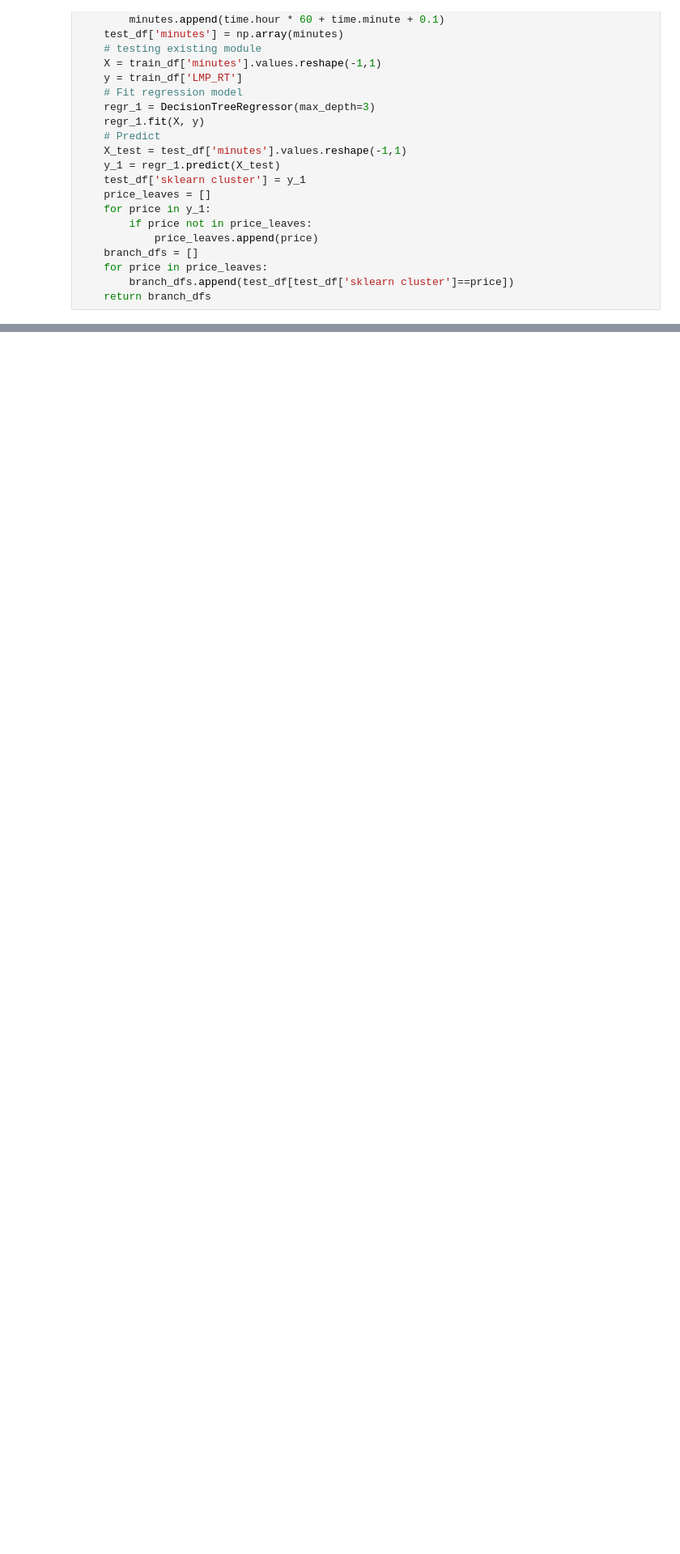
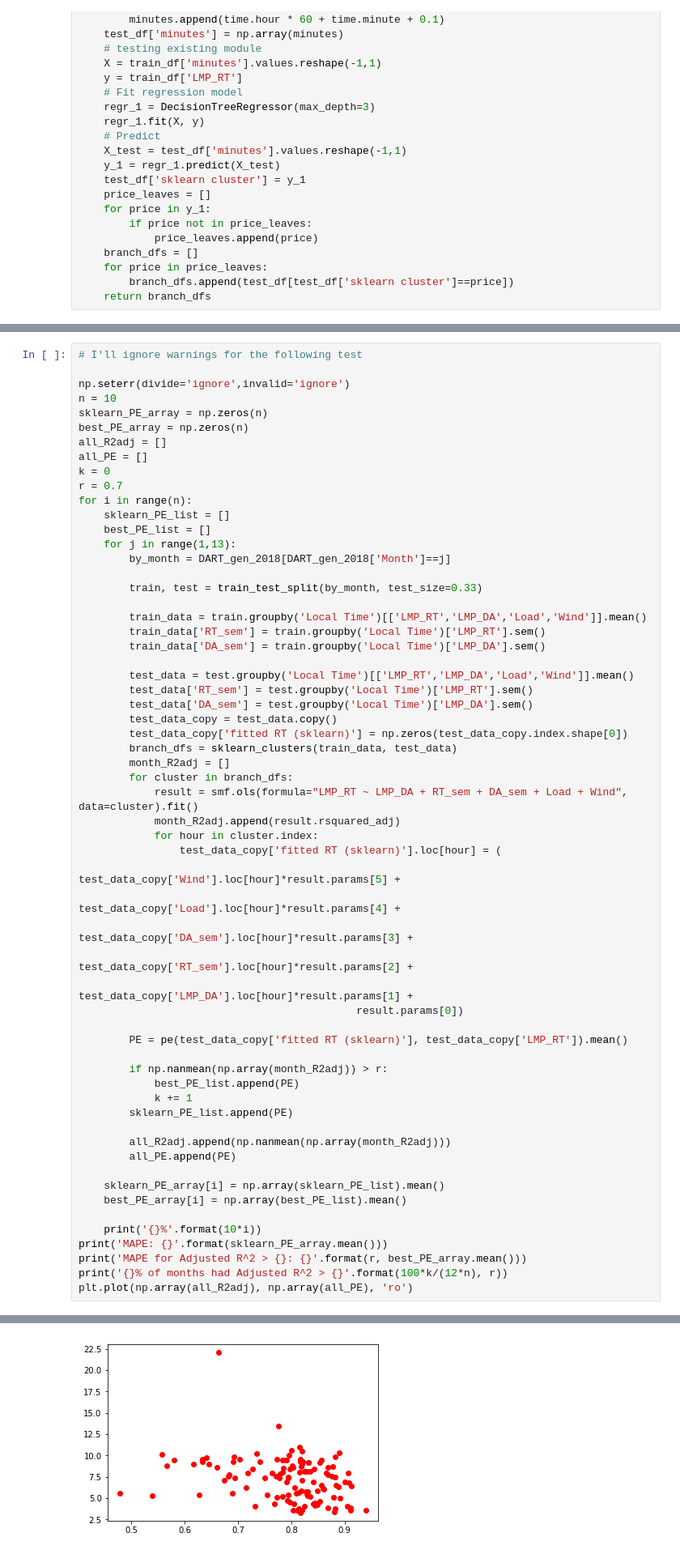
Before and after one commit to felipeascouto/energy, a Jupyter notebook: research_p2.ipynb, the cells around one changed output, grey strips where cells are left out. Shown at 81% size. Cells and saved outputs as stored; diff of their text form; blank space fills up the shorter version.

Commit message:
filtered adj R^2 > 0.7 -> MAPE ~ 7%

```diff
--- a/research_p2.ipynb
+++ b/research_p2.ipynb
@@ -414,0 +517,61 @@ cluster
+# %%
+# I'll ignore warnings for the following test
+
+np.seterr(divide='ignore',invalid='ignore')
+n = 10
+sklearn_PE_array = np.zeros(n)
+best_PE_array = np.zeros(n)
+all_R2adj = []
+all_PE = []
+k = 0
+r = 0.7
+for i in range(n):
+    sklearn_PE_list = []
+    best_PE_list = []
+    for j in range(1,13):
+        by_month = DART_gen_2018[DART_gen_2018['Month']==j]
+
+        train, test = train_test_split(by_month, test_size=0.33)
+
+        train_data = train.groupby('Local Time')[['LMP_RT','LMP_DA','Load','Wind']].mean()
+        train_data['RT_sem'] = train.groupby('Local Time')['LMP_RT'].sem()
+        train_data['DA_sem'] = train.groupby('Local Time')['LMP_DA'].sem()
+
+        test_data = test.groupby('Local Time')[['LMP_RT','LMP_DA','Load','Wind']].mean()
+        test_data['RT_sem'] = test.groupby('Local Time')['LMP_RT'].sem()
+        test_data['DA_sem'] = test.groupby('Local Time')['LMP_DA'].sem()
+        test_data_copy = test_data.copy()
+        test_data_copy['fitted RT (sklearn)'] = np.zeros(test_data_copy.index.shape[0])
+        branch_dfs = sklearn_clusters(train_data, test_data)
+        month_R2adj = []
+        for cluster in branch_dfs:
+            result = smf.ols(formula="LMP_RT ~ LMP_DA + RT_sem + DA_sem + Load + Wind", data=cluster).fit()
+            month_R2adj.append(result.rsquared_adj)
+            for hour in cluster.index:
+                test_data_copy['fitted RT (sklearn)'].loc[hour] = (
+                                            test_data_copy['Wind'].loc[hour]*result.params[5] +
+                                            test_data_copy['Load'].loc[hour]*result.params[4] +
+                                            test_data_copy['DA_sem'].loc[hour]*result.params[3] +
+                                            test_data_copy['RT_sem'].loc[hour]*result.params[2] +
+                                            test_data_copy['LMP_DA'].loc[hour]*result.params[1] +
+                                            result.params[0])
+
+        PE = pe(test_data_copy['fitted RT (sklearn)'], test_data_copy['LMP_RT']).mean()
+
+        if np.nanmean(np.array(month_R2adj)) > r:
+            best_PE_list.append(PE)
+            k += 1
+        sklearn_PE_list.append(PE)
+
+        all_R2adj.append(np.nanmean(np.array(month_R2adj)))
+        all_PE.append(PE)
+
+    sklearn_PE_array[i] = np.array(sklearn_PE_list).mean()
+    best_PE_array[i] = np.array(best_PE_list).mean()
+
+    print('{}%'.format(10*i))
+print('MAPE: {}'.format(sklearn_PE_array.mean()))
+print('MAPE for Adjusted R^2 > {}: {}'.format(r, best_PE_array.mean()))
+print('{}% of months had Adjusted R^2 > {}'.format(100*k/(12*n), r))
+plt.plot(np.array(all_R2adj), np.array(all_PE), 'ro')
+# %% [output]
@@ -414,0 +592 @@ cluster
+[figure, added]
```
Also changed, not shown: parts of 10 cells of this notebook.
